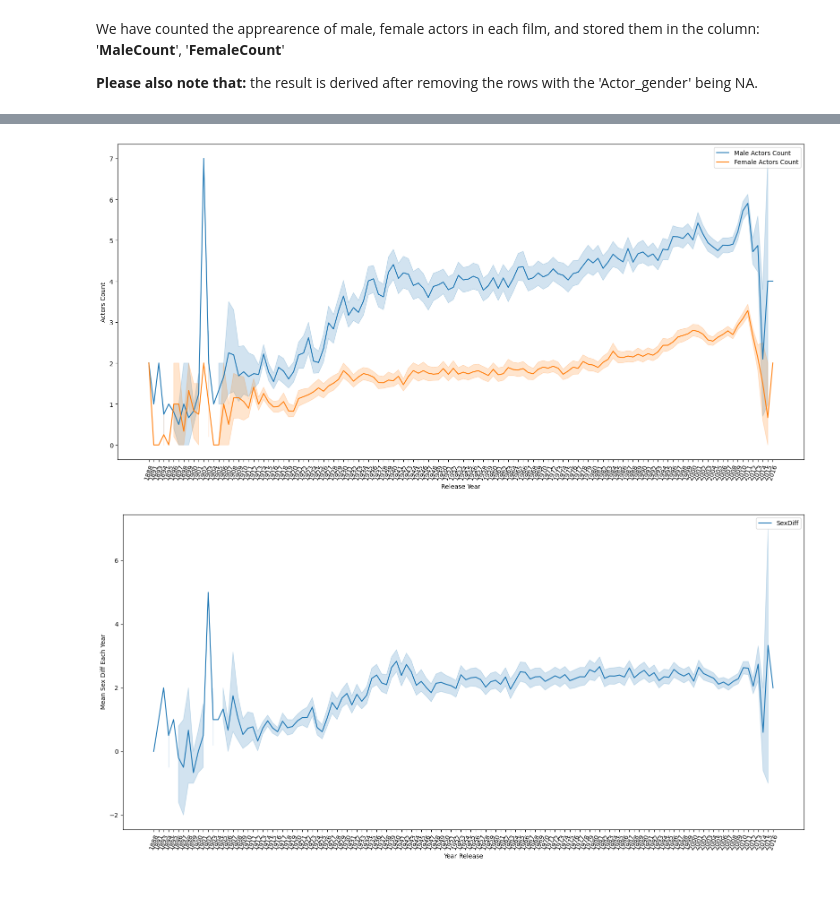
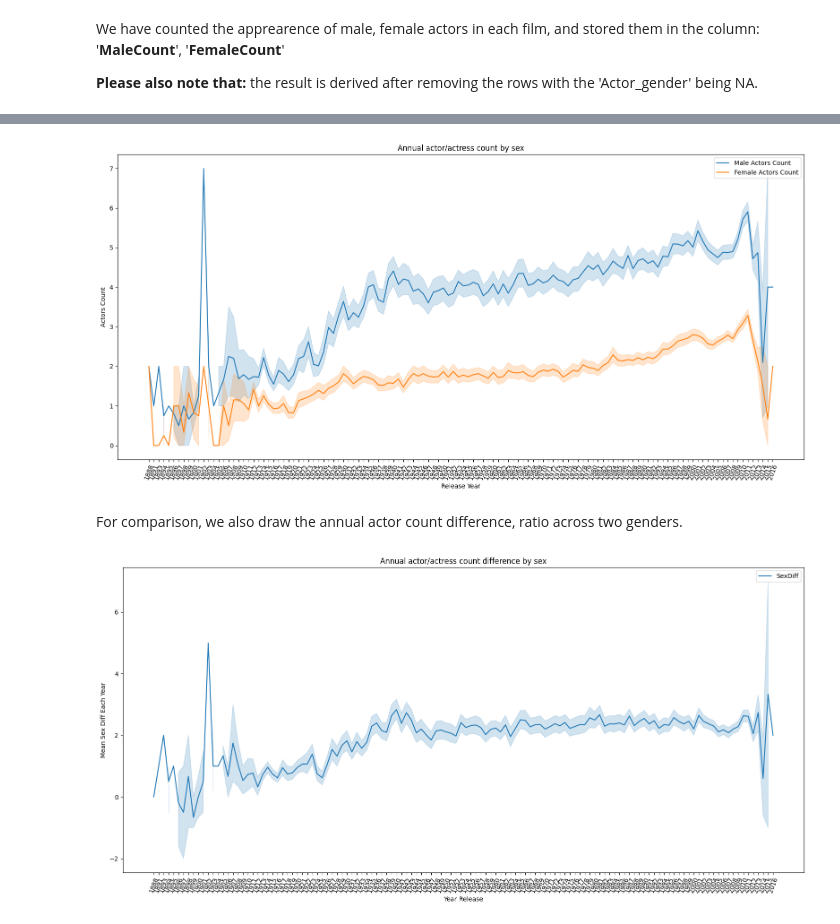
Before and after one commit to epfl-ada/ada-2022-project-alldatapointaccurate, a Jupyter notebook: TEST_CMUMOVIE.ipynb, the cells around one changed output, grey strips where cells are left out. Saved outputs shown, nothing was run; the diff lists cells and outputs as text; code cells hidden in the pictures; blank space fills up the shorter version.

```diff
--- a/TEST_CMUMOVIE.ipynb
+++ b/TEST_CMUMOVIE.ipynb
@@ -205,10 +225,12 @@ movie_char = movie_char.dropna(subset = ['Actor_gender'])
 # %%
 # transforming the sex data into a more flexible format.
-movie_char['MaleActor'] = (movie_char.Actor_gender == 'M').astype(int)
-movie_char['FemaleActor'] = (movie_char.Actor_gender == 'F').astype(int)
+movie_char['MaleActor'] = (movie_char.actor_gender == 'M').astype(int)
+movie_char['FemaleActor'] = (movie_char.actor_gender == 'F').astype(int)
 # %%
 # Grouping by the data by films. In each grouped dataframe, summing the sex stats of male and female, we get the gender sum of each flim.
-movie_char_GpBy = movie_char.groupby(by = 'WikiID')
+
+#Also, use: df.groupby('A').B.agg(['min', 'max'])
+movie_char_GpBy = movie_char.groupby(by = 'wikipedia_id')
 # %%
 SexStats = movie_char_GpBy.apply(lambda x: x[['MaleActor', 'FemaleActor']].sum())
 # %%
@@ -231,7 +253,7 @@ SexStats
 | 37501922 | 1 | 1 |
 63652 rows × 2 columns
 # %%
-movie_gender = pd.merge(movies, SexStats, left_on = "WikiID", right_index = True)
+movie_gender = pd.merge(movies, SexStats, left_on = "wikipedia_id", right_index = True)
 # %% [markdown]
 We have counted the apprearence of male, female actors in each film, and stored them in the column: '__MaleCount__', '__FemaleCount__'
 
@@ -256,13 +278,13 @@ movie_gender
 # We want to see how the difference of Male, Female actors numbers change over time.
 
 # We are dealing with time, so NA time for us is not useful. We drop rows with NA release_date values
-movie_gender = movie_gender.dropna(subset = ['Release_date'])
+movie_gender = movie_gender.dropna(subset = ['release_date'])
 
 # We only care about the year time, so we cut the year from the Release_data column, and place the year at column 'Release_year'
-movie_gender['Release_year'] = movie_gender.Release_date.apply(lambda x: str(x)[0:4])
+movie_gender['release_year'] = movie_gender.release_date.apply(lambda x: str(x)[0:4])
 
 # Derive the male--female difference
 movie_gender['SexDiff'] = movie_gender.MaleCount - movie_gender.FemaleCount
 
 # Sorting by time
-movie_gender =  movie_gender.sort_values(by = 'Release_year').copy()
+movie_gender =  movie_gender.sort_values(by = 'release_year').copy()
@@ -269,24 +302,29 @@ movie_gender =  movie_gender.sort_values(by = 'Release_year').copy()
 # %%
+# Plotting the annual actor count by sex. Do we see any patterns in their variance?
 plt.figure(figsize=(16,8))
-ax = sns.lineplot(data = movie_gender, x = 'Release_year', y = 'MaleCount', legend = "full", label = "Male Actors Count")
-ax = sns.lineplot(data = movie_gender, x = 'Release_year', y = 'FemaleCount', legend = "full", label = "Female Actors Count")
-#ax = sns.lineplot(data = movie_gender, x = 'Release_year', y = 'SexDiff', legend = "full", label = "SexDiff")
-ax.set_xticks(np.unique(movie_gender.Release_year.values))
-ax.set_xticklabels(np.unique(movie_gender.Release_year.values), rotation=70)
+ax = sns.lineplot(data = movie_gender, x = 'release_year', y = 'MaleCount', legend = "full", label = "Male Actors Count")
+ax = sns.lineplot(data = movie_gender, x = 'release_year', y = 'FemaleCount', legend = "full", label = "Female Actors Count")
+ax.set_xticks(np.unique(movie_gender.release_year.values))
+ax.set_xticklabels(np.unique(movie_gender.release_year.values), rotation=70)
 plt.xlabel("Release Year")
 plt.ylabel("Actors Count")
+plt.title("Annual actor/actress count by sex")
 plt.tight_layout()
 plt.show()
 # %% [output]
-[figure, old version]
+[figure, new version]
+# %% [markdown]
+For comparison, we also draw the annual actor count difference, ratio across two genders.
 # %%
+# Plotting the annual actor count difference by sex. Do we see any patterns in their variance?
 plt.figure(figsize = (16,8))
-ax = sns.lineplot(data = movie_gender, x = 'Release_year', y = 'SexDiff', legend = "full", label = "SexDiff")
-ax.set_xticks(np.unique(movie_gender.Release_year.values))
-ax.set_xticklabels(np.unique(movie_gender.Release_year.values), rotation=70)
+ax = sns.lineplot(data = movie_gender, x = 'release_year', y = 'SexDiff', legend = "full", label = "SexDiff")
+ax.set_xticks(np.unique(movie_gender.release_year.values))
+ax.set_xticklabels(np.unique(movie_gender.release_year.values), rotation=70)
 plt.xlabel("Year Release")
 plt.ylabel("Mean Sex Diff Each Year")
+plt.title("Annual actor/actress count difference by sex")
 plt.tight_layout()
 plt.show()
 # %% [output]
-[figure, old version]
+[figure, new version]
```
Also changed, not shown: parts of 39 cells of this notebook.
